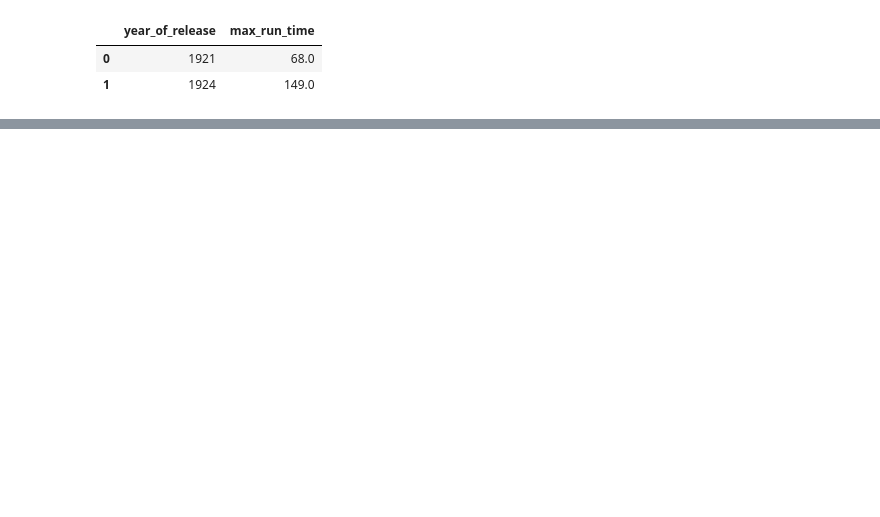
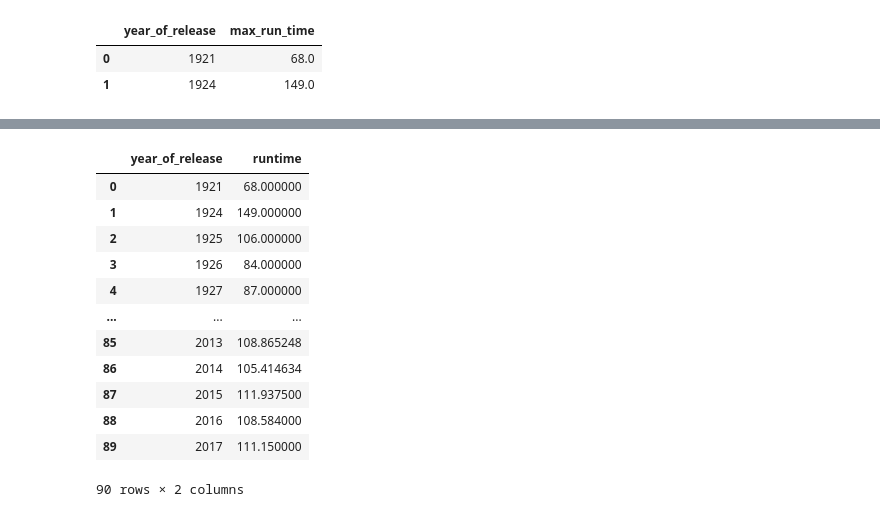
Before and after one commit to Shambhurajdesai/basics, a Jupyter notebook: some_basic_methods_of_wrangling.ipynb, the cells around one changed output, grey strips where cells are left out. Cells and saved outputs as stored; diff of their text form; code cells hidden in the pictures; blank space fills up the shorter version.

```diff
--- a/some_basic_methods_of_wrangling.ipynb
+++ b/some_basic_methods_of_wrangling.ipynb
@@ -347,0 +401,16 @@ max_runtime_movie.head(2)
+# %%
+df.groupby('year_of_release')['runtime'].mean().reset_index()
+# %% [output]
+|  | year_of_release | runtime |
+| 0 | 1921 | 68.000000 |
+| 1 | 1924 | 149.000000 |
+| 2 | 1925 | 106.000000 |
+| 3 | 1926 | 84.000000 |
+| 4 | 1927 | 87.000000 |
+| ... | ... | ... |
+| 85 | 2013 | 108.865248 |
+| 86 | 2014 | 105.414634 |
+| 87 | 2015 | 111.937500 |
+| 88 | 2016 | 108.584000 |
+| 89 | 2017 | 111.150000 |
+90 rows × 2 columns
```
Also changed, not shown: parts of 10 cells of this notebook.
